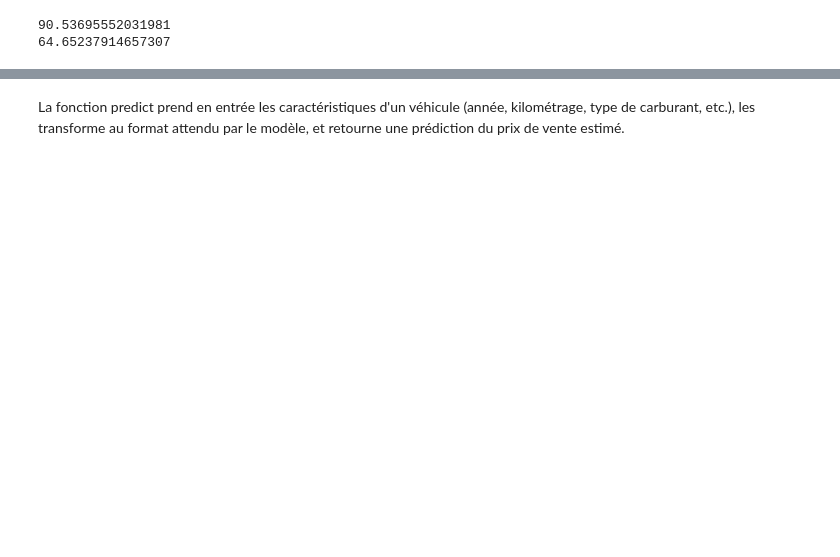
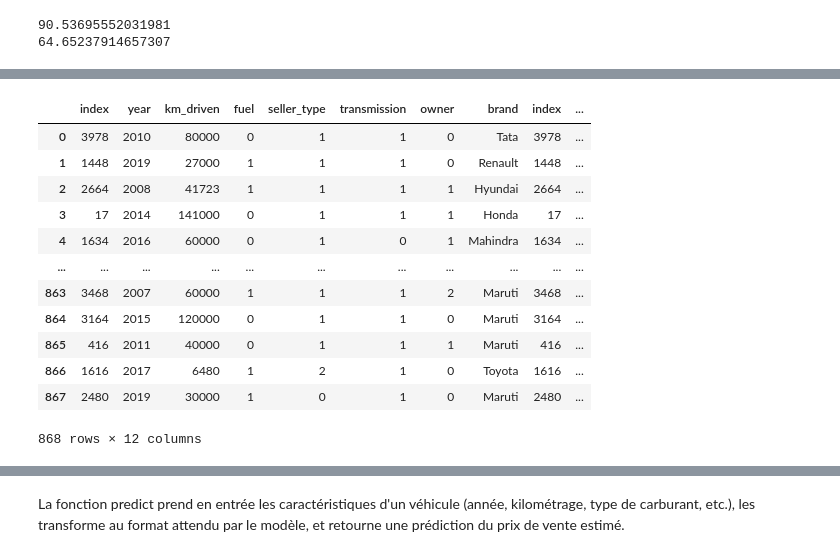
Before and after one commit to MohamedNiaissa/AutoPredict, a Jupyter notebook: AutoPredict.ipynb, the cells around one changed output, grey strips where cells are left out. Saved outputs shown, nothing was run; the diff lists cells and outputs as text; code cells hidden in the pictures; blank space fills up the shorter version.

```diff
--- a/AutoPredict.ipynb
+++ b/AutoPredict.ipynb
@@ -546,0 +603,17 @@ print(random_search.best_estimator_.score(x_test, y_test)*100)
+# %%
+df_car_predict['y_error'] =  ((df_car_predict.selling_price - df_car_predict.selling_price_pred) / df_car_predict.selling_price_pred) * 100
+df_car_predict
+# %% [output]
+|  | index | year | km_driven | fuel | seller_type | transmission | owner | brand | index | ... |
+| 0 | 3978 | 2010 | 80000 | 0 | 1 | 1 | 0 | Tata | 3978 | ... |
+| 1 | 1448 | 2019 | 27000 | 1 | 1 | 1 | 0 | Renault | 1448 | ... |
+| 2 | 2664 | 2008 | 41723 | 1 | 1 | 1 | 1 | Hyundai | 2664 | ... |
+| 3 | 17 | 2014 | 141000 | 0 | 1 | 1 | 1 | Honda | 17 | ... |
+| 4 | 1634 | 2016 | 60000 | 0 | 1 | 0 | 1 | Mahindra | 1634 | ... |
+| ... | ... | ... | ... | ... | ... | ... | ... | ... | ... | ... |
+| 863 | 3468 | 2007 | 60000 | 1 | 1 | 1 | 2 | Maruti | 3468 | ... |
+| 864 | 3164 | 2015 | 120000 | 0 | 1 | 1 | 0 | Maruti | 3164 | ... |
+| 865 | 416 | 2011 | 40000 | 0 | 1 | 1 | 1 | Maruti | 416 | ... |
+| 866 | 1616 | 2017 | 6480 | 1 | 2 | 1 | 0 | Toyota | 1616 | ... |
+| 867 | 2480 | 2019 | 30000 | 1 | 0 | 1 | 0 | Maruti | 2480 | ... |
+868 rows × 12 columns
```
Also changed, not shown: parts of 36 cells of this notebook.
